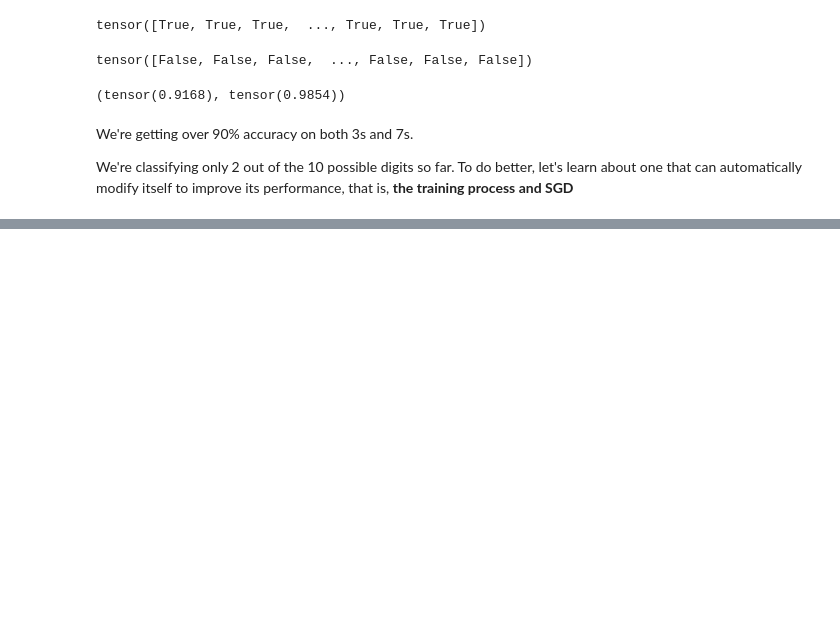
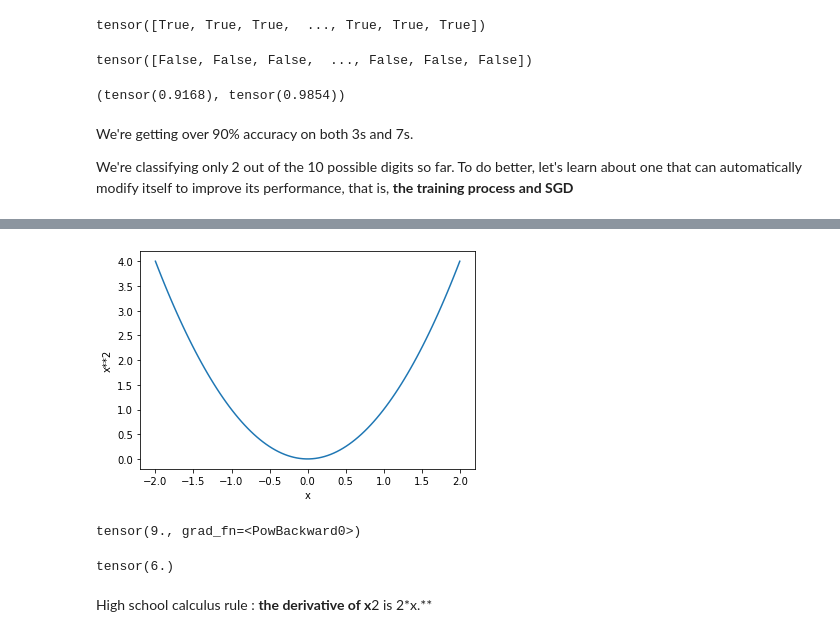
Before and after one commit to ttcielott/Deep-Learning-with-PyTorch, a Jupyter notebook: Chapter4_Under_the_hood.ipynb, the cells around one changed output, grey strips where cells are left out. Cells and saved outputs as stored; diff of their text form; code cells hidden in the pictures; blank space fills up the shorter version.

```diff
--- a/Chapter4_Under_the_hood.ipynb
+++ b/Chapter4_Under_the_hood.ipynb
@@ -505,0 +519,14 @@ We want to find the specific values for the vector *w* that causes the result of
+# %%
+def f(x): return x**2
+# %%
+def plot_function(f, tx=None, ty=None, title=None, min=-2, max=2, figsize=(6,4)):
+    x = torch.linspace(min,max, 100)
+    fig,ax = plt.subplots(figsize=figsize)
+    ax.plot(x,f(x))
+    if tx is not None: ax.set_xlabel(tx)
+    if ty is not None: ax.set_ylabel(ty)
+    if title is not None: ax.set_title(title)
+# %%
+plot_function(f, tx= 'x', ty ='x**2')
+# %% [output]
+[figure, added]
@@ -505,0 +535,7 @@ We want to find the specific values for the vector *w* that causes the result of
+# %%
+# calculate function
+# and it has a gradient function it will be using to calculate when needed
+yt = f(xt)
+yt
+# %% [output]
+tensor(9., grad_fn=<PowBackward0>)
@@ -505,0 +546,7 @@ We want to find the specific values for the vector *w* that causes the result of
+# %%
+# check the grad attribute of our tensor
+xt.grad
+# %% [output]
+tensor(6.)
+# %% [markdown]
+High school calculus rule : **the derivative of x**2 is 2*x.**
```
Also changed, not shown: parts of 9 cells of this notebook.
